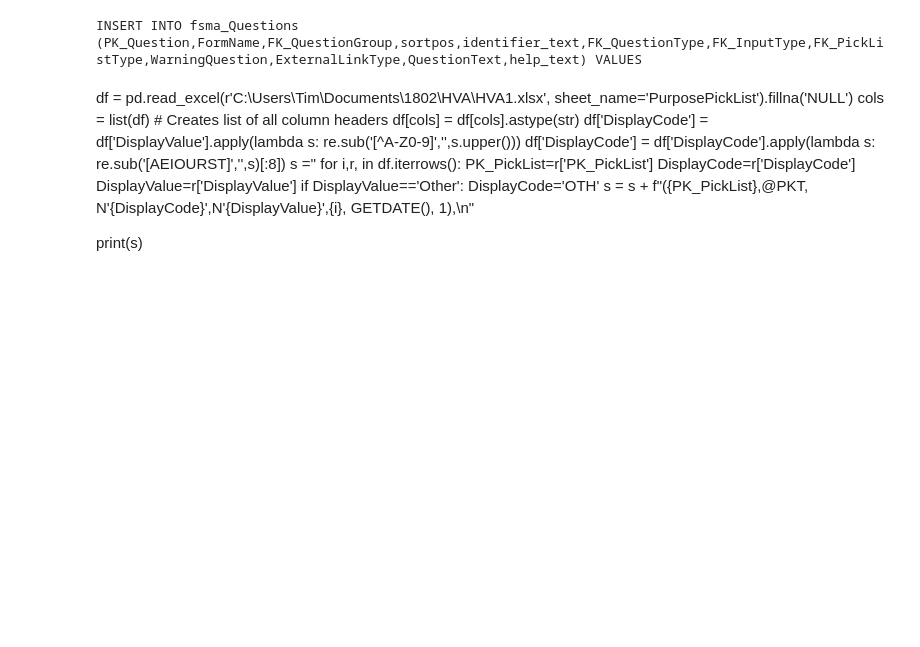
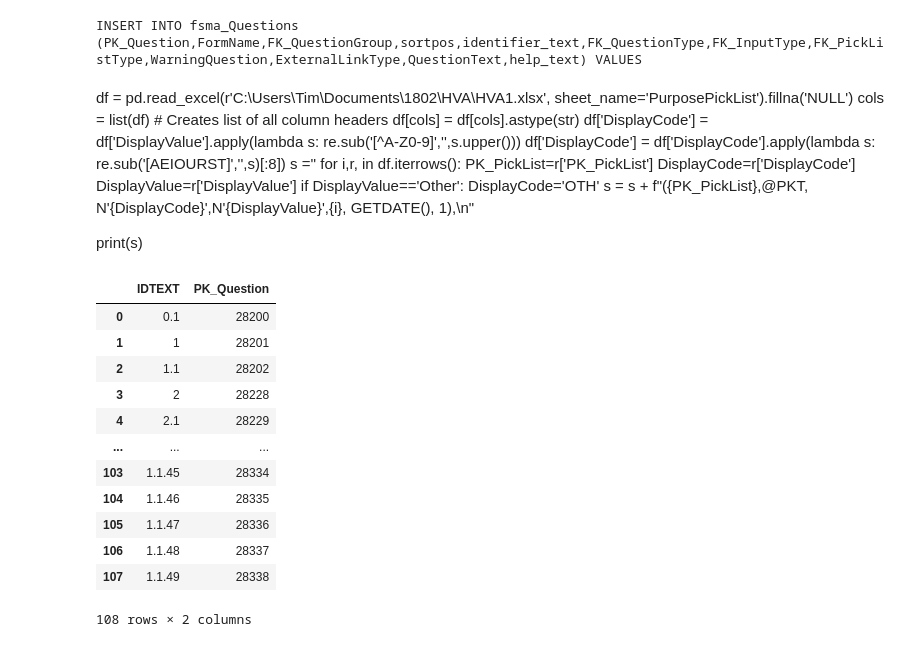
Before and after one commit to tmnkopp/PythonAutomation, a Jupyter notebook: DataCodeGen/18022022.ipynb, the cells around one changed output. Cells and saved outputs as stored; diff of their text form; code cells hidden in the pictures; blank space fills up the shorter version.

```diff
--- a/DataCodeGen/18022022.ipynb
+++ b/DataCodeGen/18022022.ipynb
@@ -220,3 +220,27 @@ for i,r, in df.iterrows():
     s = s + f"({PK_PickList},@PKT, N'{DisplayCode}',N'{DisplayValue}',{i}, GETDATE(), 1),\n"
 
 print(s)
+# %%
+query = f""" \
+    SELECT TOP 5000
+      IDTEXT AS IDTEXT
+    , PK_Question
+    FROM vwQuestions WHERE PK_FORM LIKE '2022-A-HVA'
+"""
+dfdep = get_df(query)
+# dfdep.to_csv(r'C:\Users\Tim\Documents\1802\HVA\dfdep.csv', index=False)
+dfdep[:]
+# %% [output]
+|  | IDTEXT | PK_Question |
+| 0 | 0.1 | 28200 |
+| 1 | 1 | 28201 |
+| 2 | 1.1 | 28202 |
+| 3 | 2 | 28228 |
+| 4 | 2.1 | 28229 |
+| ... | ... | ... |
+| 103 | 1.1.45 | 28334 |
+| 104 | 1.1.46 | 28335 |
+| 105 | 1.1.47 | 28336 |
+| 106 | 1.1.48 | 28337 |
+| 107 | 1.1.49 | 28338 |
+108 rows × 2 columns
```
Also changed, not shown: parts of 1 cell of this notebook, 1 other file.
